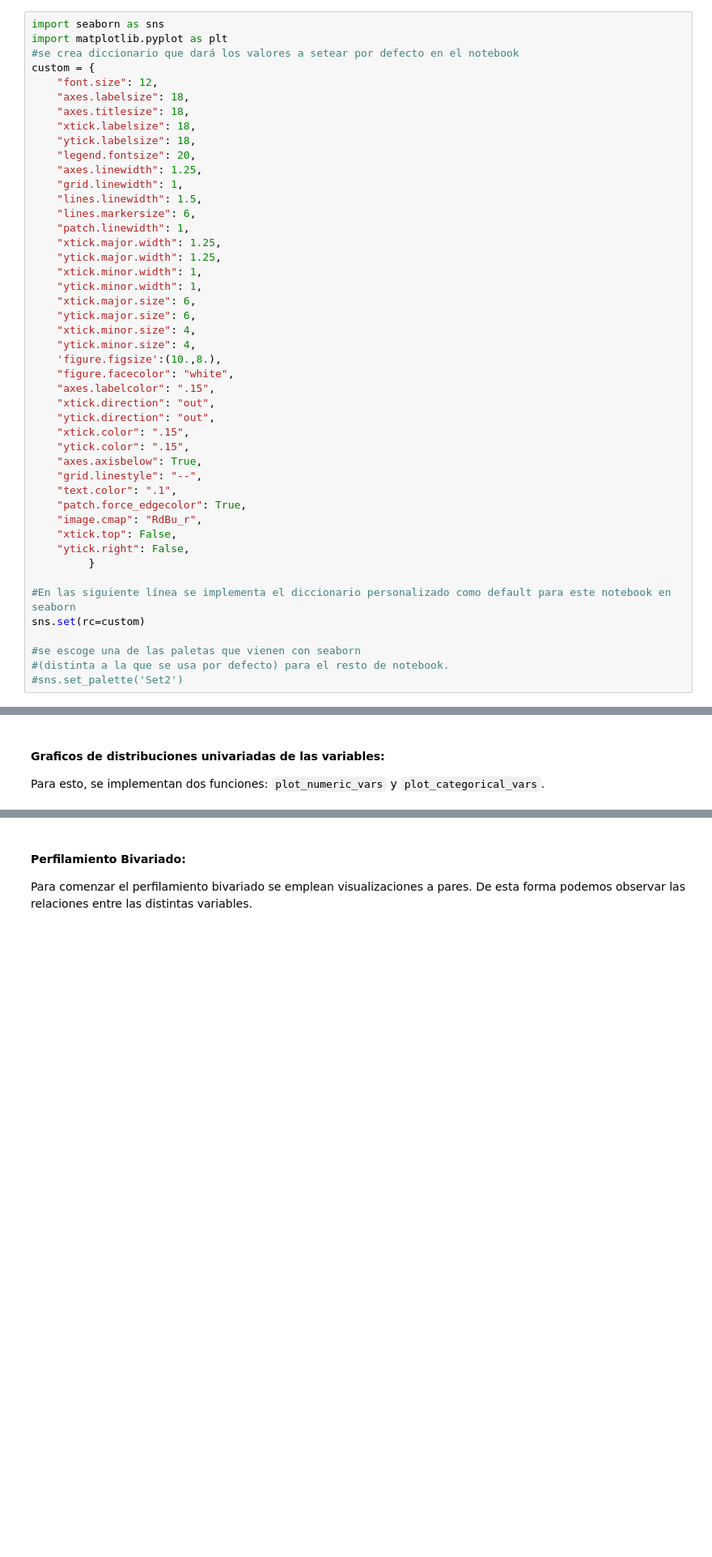
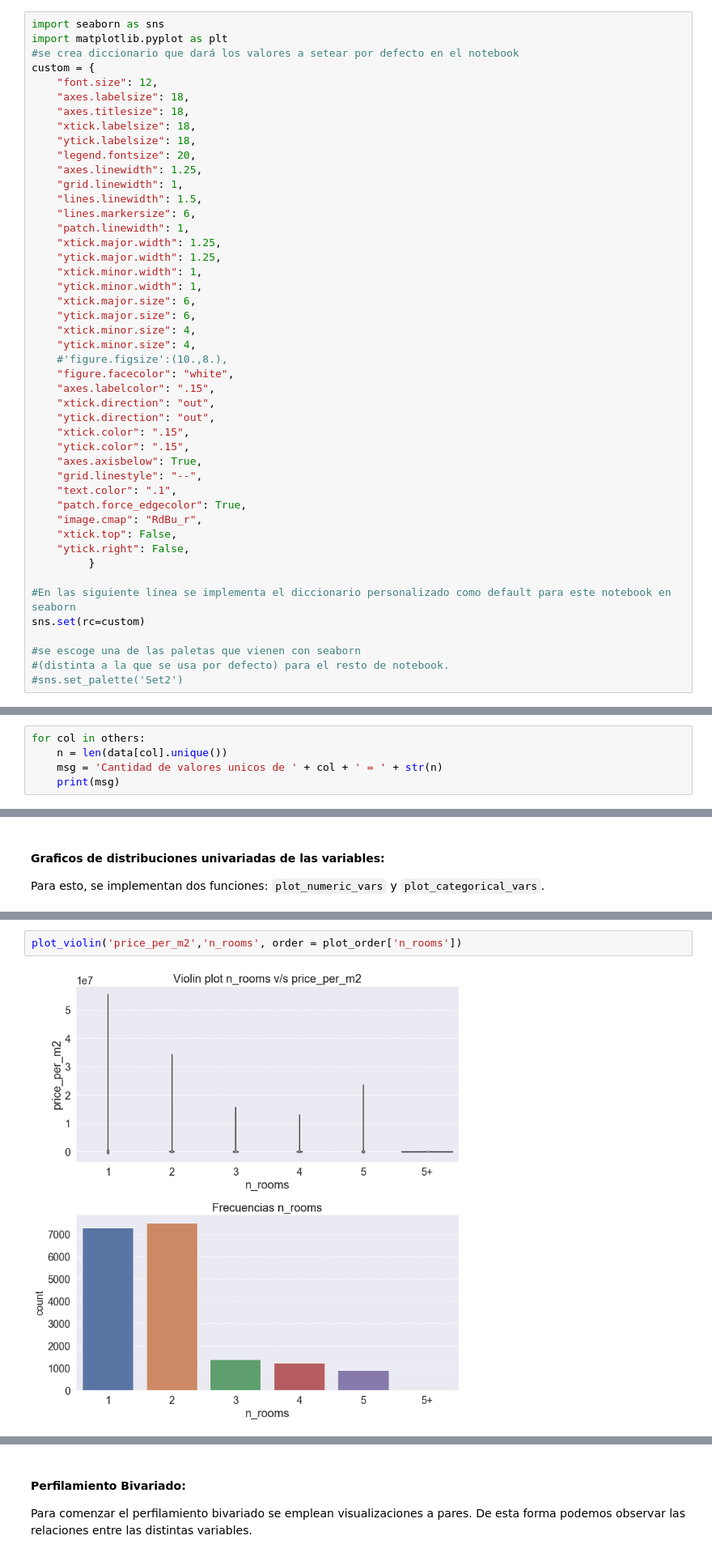
Before and after one commit to Diego-II/tarea1-DataScienceLAB, a Jupyter notebook: Tarea 1.ipynb, the cells around one changed output, grey strips where cells are left out. Shown at 81% size. Cells and saved outputs as stored; diff of their text form; blank space fills up the shorter version.

```diff
--- a/Tarea 1.ipynb
+++ b/Tarea 1.ipynb
@@ -330,7 +330,7 @@ custom = {
     "ytick.major.size": 6,
     "xtick.minor.size": 4,
     "ytick.minor.size": 4,
-    'figure.figsize':(10.,8.),
+    #'figure.figsize':(10.,8.),
     "figure.facecolor": "white",
     "axes.labelcolor": ".15",
     "xtick.direction": "out",
@@ -441,0 +444,5 @@ data = data.reindex(columns = numeric + categorical + others)
+# %%
+for col in others:
+    n = len(data[col].unique())
+    msg = 'Cantidad de valores unicos de ' + col + ' = ' + str(n)
+    print(msg)
@@ -818,0 +694,4 @@ De esta forma, se observa una clara relacion lineal entre `metrocuadrado_index`
+# %%
+plot_violin('price_per_m2','n_rooms', order = plot_order['n_rooms'])
+# %% [output]
+[figure, added]
```
Also changed, not shown: parts of 46 cells of this notebook.
